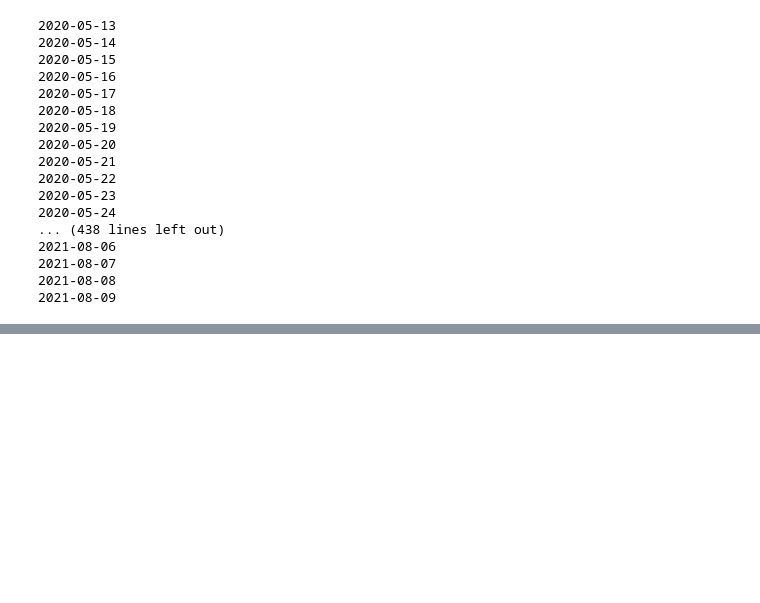
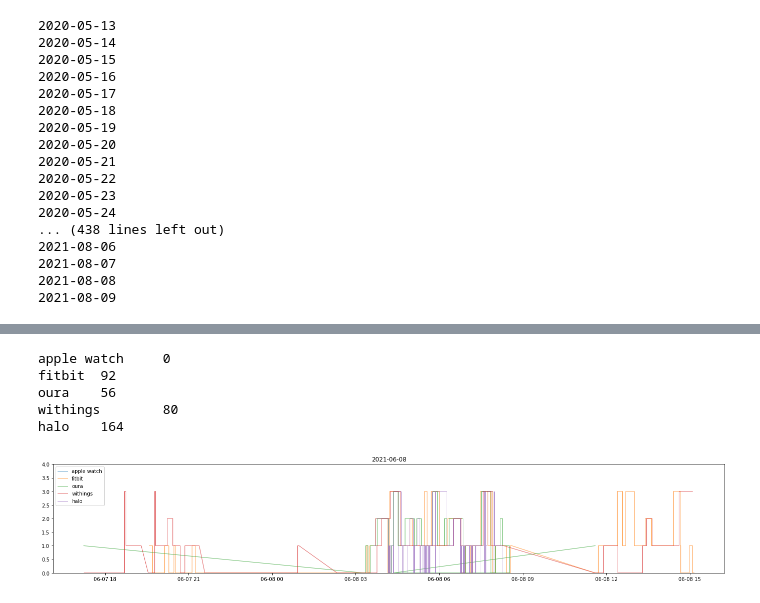
Before and after one commit to AbhikChowdhury6/qsPrez, a Jupyter notebook: analysis.ipynb, the cells around one changed output, grey strips where cells are left out. Saved outputs shown, nothing was run; the diff lists cells and outputs as text; code cells hidden in the pictures; blank space fills up the shorter version.

```diff
--- a/analysis.ipynb
+++ b/analysis.ipynb
@@ -117,0 +224,32 @@ metadatadf.set_index('date',inplace=True)
+# %%
+import matplotlib.pyplot as plt
+import matplotlib
+theDate = fourPlusDeviceDays[30]
+
+#needs theDate
+#a list of timestamps
+#a list of sleep stages
+fig = plt.figure(figsize=(24.0, 4.0))
+
+plt.gca().set_title(theDate)
+
+plt.gca().set_ylim([0,4])
+
+#plt.gca().set_xlim([d2dt(theDate, 'US/Arizona'), d2dt(theDate, 'US/Arizona') + datetime.timedelta(days=1)])
+#plt.gca().xaxis_date('US/Arizona')
+#plt.gca().xaxis.set_major_formatter(matplotlib.dates.DateFormatter('%H'))
+
+for i in range(len(deviceNames)):
+    print(deviceNames[i] + "\t" + str(len(datadf.loc[theDate][deviceNames[i]][0])))
+    plt.plot(datadf.loc[theDate][deviceNames[i]][0], datadf.loc[theDate][deviceNames[i]][1], label =deviceNames[i], alpha=0.7, linewidth=1)
+
+
+plt.legend()
+plt.show()
+# %% [output]
+apple watch     0
+fitbit  92
+oura    56
+withings        80
+halo    164
+[figure, added]
```
Also changed, not shown: parts of 14 cells of this notebook, 11 other files.
